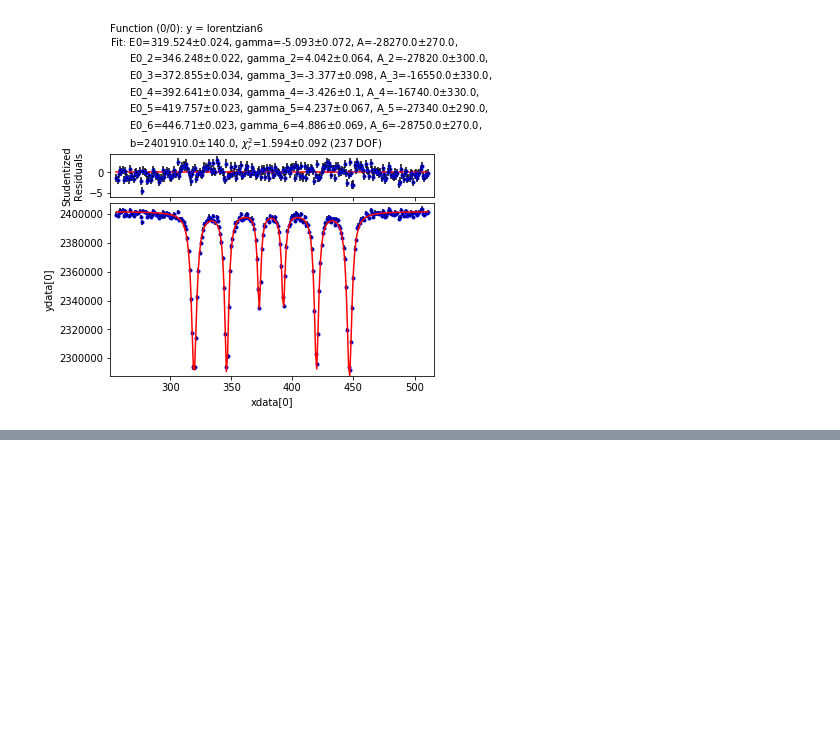
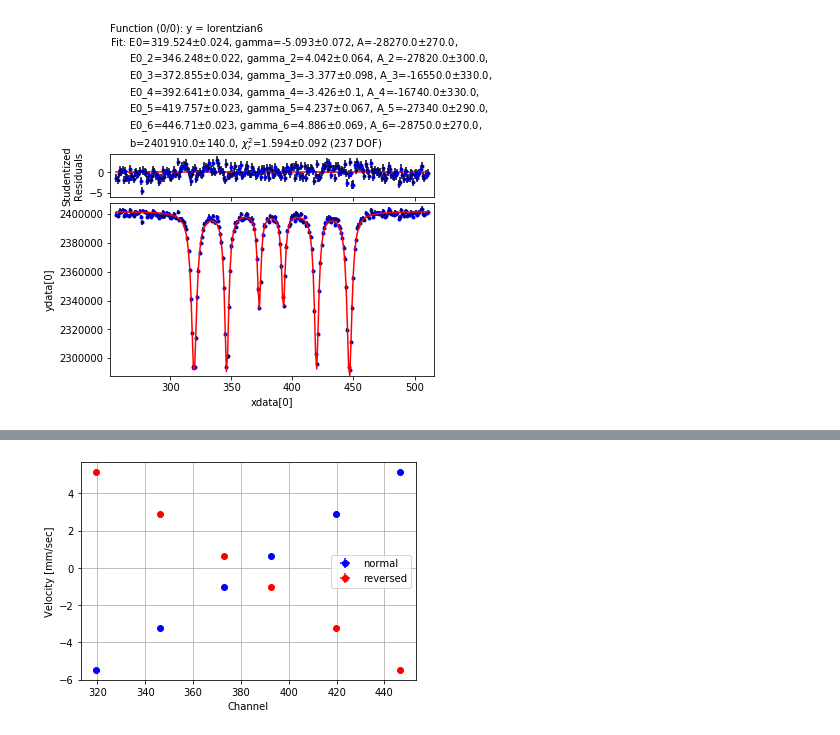
Before and after one commit to eklem1/ModernLab, a Jupyter notebook: foldingFunct.ipynb, the cells around one changed output, grey strips where cells are left out. Saved outputs shown, nothing was run; the diff lists cells and outputs as text; code cells hidden in the pictures; blank space fills up the shorter version.

Commit message:
Got errors out of fit parameters, graphing velocity vs channels, direction still unknown

```diff
--- a/foldingFunct.ipynb
+++ b/foldingFunct.ipynb
@@ -141,17 +156,19 @@ SETTINGS
 # %%
-#fitting folded calibration data - REALLY big chi squared
+#loading
 data = np.loadtxt(".//data//Calibration_Jan14_full.Asc", skiprows=0)
 
 data = np.transpose(data)
-data[1][511] = (data[1][510] + data[1][0])/2
+data[1][511] = (data[1][510] + data[1][0])/2 #last channel is oddly low so extrapolate from side two bins
 
 #folding the data
 foldD = fold(data[1], ydataerr)
 foldedData = [data[0][0:256], foldD[0], foldD[1]]
 
+#for velocity matching later
 #literature values (from 1-6), (mm/sec)
 #Cite as: Journal of Applied Physics 42, 4339 (1971); https://doi.org/10.1063/1.1659777
 litValCal = [-5.4823, -3.2473, -1.0132, 0.6624, 2.8967, 5.1338]
+litValCalE = [0.0008, 0.0008, 0.0010, 0.0007, 0.0007, 0.0010]
 # %%
 my_fitter = s.data.fitter()
 my_fitter.set(style_data = [{'marker': '.', 'color': 'black', 'ls': '', 'mec': 'b'}]\
@@ -248,0 +275,21 @@ plt.show()
+# %%
+#matching to lit. values
+peaksL = [getFits2(my_fitter, 0)[0][0], getFits2(my_fitter, 1)[0][0], getFits2(my_fitter, 2)[0][0], getFits2(my_fitter, 3)[0][0], getFits2(my_fitter, 4)[0][0], getFits2(my_fitter, 5)[0][0] ]
+peaksLEr = [getFits2(my_fitter, 0)[0][1], getFits2(my_fitter, 1)[0][1], getFits2(my_fitter, 2)[0][1], getFits2(my_fitter, 3)[0][1], getFits2(my_fitter, 4)[0][1], getFits2(my_fitter, 5)[0][1] ]
+
+peaksRev = [getFits2(my_fitter, 0)[0][0], getFits2(my_fitter, 1)[0][0], getFits2(my_fitter, 2)[0][0], getFits2(my_fitter, 3)[0][0], getFits2(my_fitter, 4)[0][0], getFits2(my_fitter, 5)[0][0] ]
+peaksRevEr = [getFits2(my_fitter, 0)[0][1], getFits2(my_fitter, 1)[0][1], getFits2(my_fitter, 2)[0][1], getFits2(my_fitter, 3)[0][1], getFits2(my_fitter, 4)[0][1], getFits2(my_fitter, 5)[0][1] ]
+
+peaksRev.reverse()
+peaksRevEr.reverse()
+
+plt.errorbar(peaksL, litValCal, yerr=litValCalE, xerr=peaksLEr, color='b', label='normal', linestyle='', marker='o')
+plt.errorbar(peaksRev, litValCal, yerr=litValCalE, xerr=peaksRevEr, color='r', label='reversed', linestyle='', marker='o')
+
+plt.grid()
+plt.ylabel('Velocity [mm/sec]')
+plt.xlabel('Channel')
+plt.legend()
+plt.show()
+# %% [output]
+[figure, added]
```
Also changed, not shown: parts of 14 cells of this notebook.
